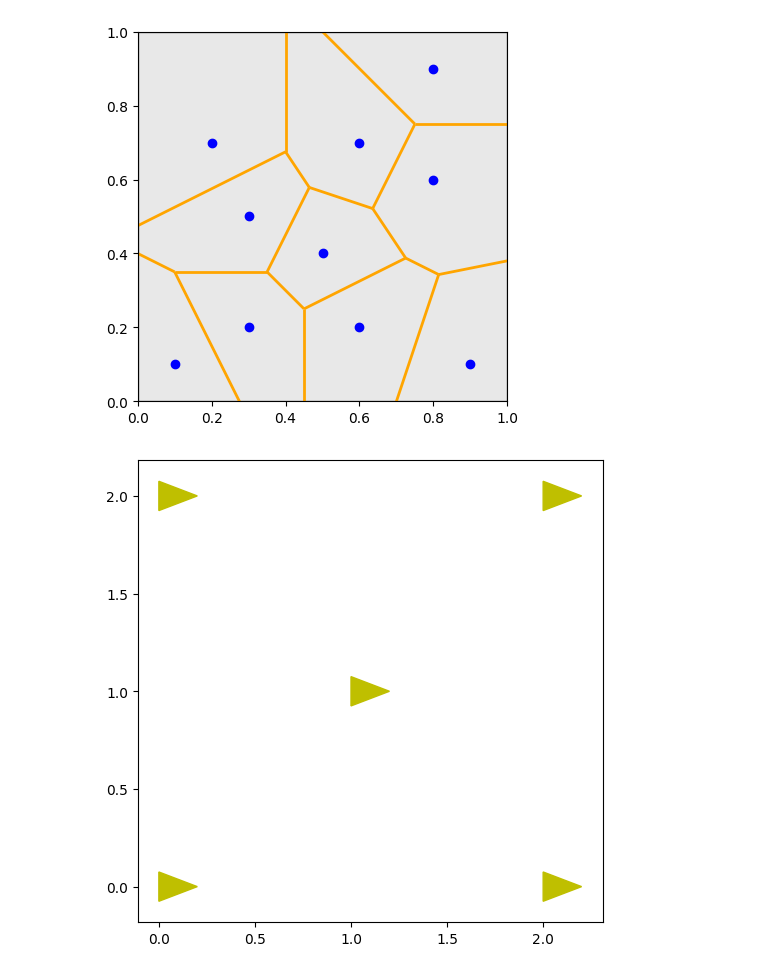
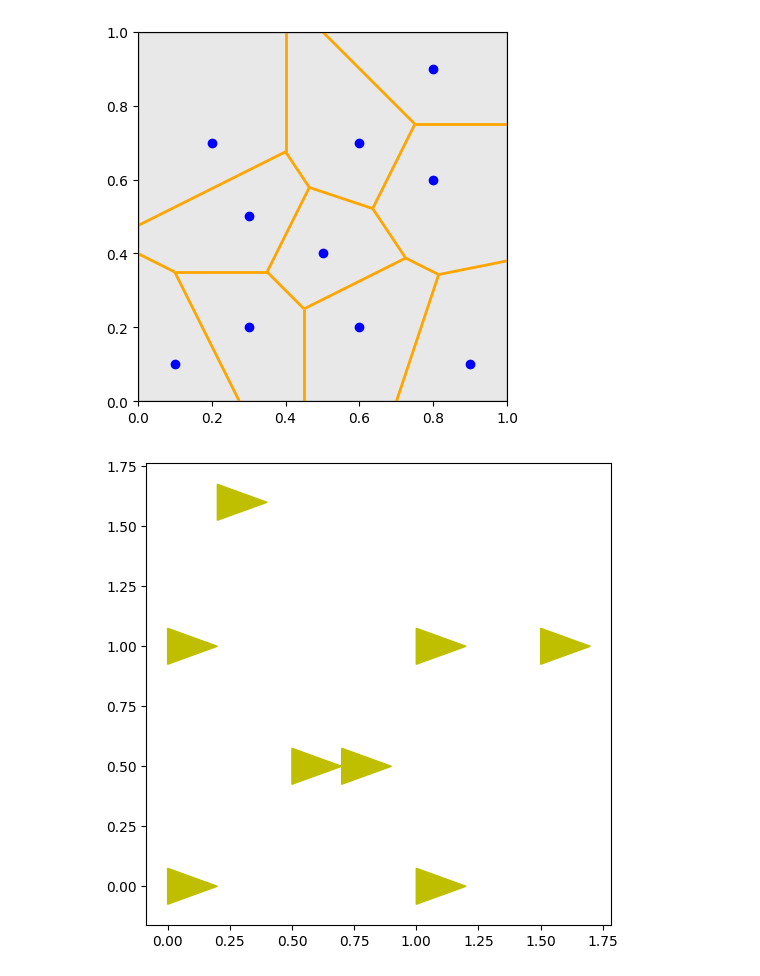
Before and after one commit to kpant14/resilient-coverage-control, a Jupyter notebook: coverage_control.ipynb, the cells around one changed output. Saved outputs shown, nothing was run; the diff lists cells and outputs as text; code cells hidden in the pictures.

```diff
--- a/coverage_control.ipynb
+++ b/coverage_control.ipynb
@@ -131,7 +131,7 @@ def simulate(ref_states_list, cat_states_list, obstacles, cat_controls_list, num
         return path, horizon
 
     # create figure and axes
-    n_agents = 5
+    n_agents = init_list.shape[0]
     fig, ax = plt.subplots(figsize=(6, 6))
     # create lines:
     #   path
@@ -218,10 +218,16 @@ R = [R_v, R_omega]
 
 workspace = Polygon([[0, 0], [5, 0], [5, 5], [0, 5]])
 
-n_agents = 5
+n_agents = 8
 
-start_list = [[0.0, 0.0, 0.0], [2.0, 0.0, 0.0], [1, 1, 0.0], [0.0, 2.0, 0.0], [2.0, 2.0, 0.0]]
-
+start_list = [[0.0, 0.0, 0.0],
+              [1.0, 0.0, 0.0],
+              [0.5, 0.5, 0.0],
+              [0.0, 1.0, 0.0],
+              [1.0, 1.0, 0.0],
+              [0.7, 0.5, 0.0],
+              [0.2, 1.6, 0.0],
+              [1.5, 1.0, 0.0]]
 
 t0_list = [0 for i in range(n_agents)]
 agents = [MPC_CBF_Unicycle(dt, N, v_lim, omega_lim, Q, R, obstacles= None, cbf_const=False) for i in range(n_agents)]
@@ -239,34 +245,34 @@ vcentroids_list = []
 
 p = np.array([dm_to_array(X0_list[i])[:2,1] for i in range(n_agents)])
 vcentroids, vor = voronoicentroid(p, workspace)
 vor_list.append(vor)
 vcentroids_list.append(vcentroids)
 
 max_iter = 20
 max_time = 20
 for k in range(max_iter):
     ref_states_list = [np.array([[vcentroids[j][0]], [vcentroids[j][1]], [np.arctan2(vcentroids[j][1] - p[j][1], vcentroids[j][0] - p[j][0])]]).T for j in range(n_agents)]
     for t in range(max_time):
         #print(ref_states_list)
         for j in range(n_agents):
             u, X_pred = agents[j].solve(X0_list[j], u0_list[j], ref_states_list[j], t)
             cat_states_list[j] = np.dstack((cat_states_list[j], dm_to_array(X_pred)))
             cat_controls_list[j] = np.dstack((cat_controls_list[j], dm_to_array(u[:, 0])))
             t0_list[j], X0_list[j], u0_list[j] = agents[j].shift_timestep(dt, t0_list[j], X_pred, u)
     p = np.array([np.array(X0_list[i])[:2,1] for i in range(n_agents)])
     vcentroids, vor = voronoicentroid(p, workspace)
     vor_list.append(vor)
     vcentroids_list.append(vcentroids)
 
 
 # Visualization
 from IPython.display import HTML
 num_frames = max_iter*max_time
 sim = simulate(ref_states_list, cat_states_list, None, cat_controls_list, num_frames, max_iter, N,
          np.array(start_list), vor_list, vcentroids_list, save=False)
 HTML(sim.to_html5_video())
 # %% [output]
-[figure, old version]
+[figure, new version]
 [interactive output not drawn]
 # %%
 import casadi
```
Also changed, not shown: parts of 1 cell of this notebook, 9 other files.
